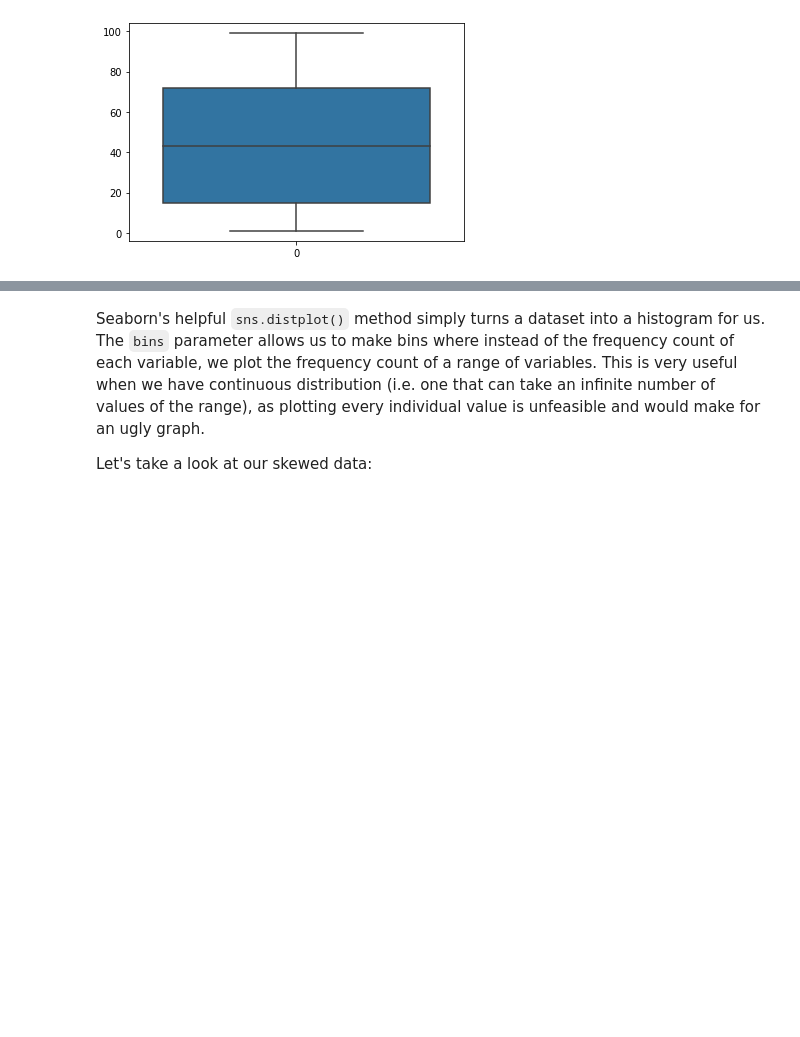
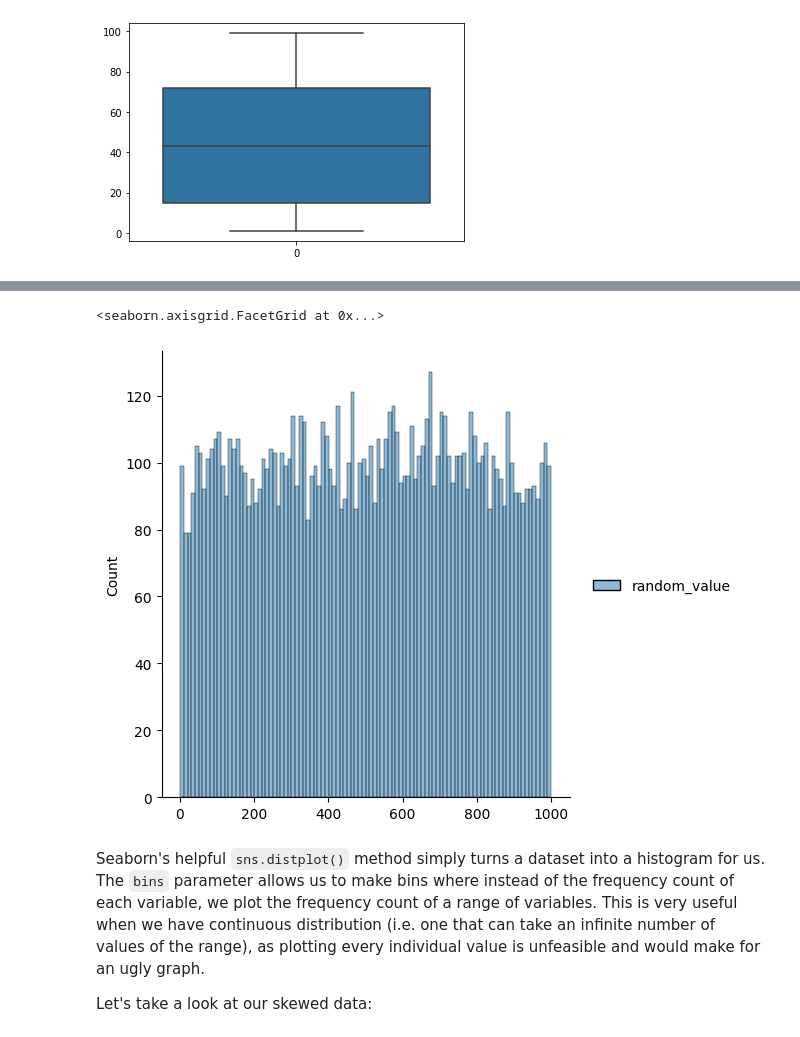
Before and after one commit to sawubona-repo/BINA-FS24-WORK, a Jupyter notebook: LB04-DescriptiveStatistics/Python/Python_JUPYTER_Descriptive_Statistics.ipynb, the cells around one changed output, grey strips where cells are left out. Saved outputs shown, nothing was run; the diff lists cells and outputs as text; code cells hidden in the pictures; blank space fills up the shorter version.

```diff
--- a/LB04-DescriptiveStatistics/Python/Python_JUPYTER_Descriptive_Statistics.ipynb
+++ b/LB04-DescriptiveStatistics/Python/Python_JUPYTER_Descriptive_Statistics.ipynb
@@ -489,3 +562,9 @@ sns.displot(values, kde=False, bins=100)
+# %%
+# pandas dataframe function
+sns.displot(df, kde=False, bins=100)
+# %% [output]
+<seaborn.axisgrid.FacetGrid at 0x...>
+[figure, added]
 # %% [markdown]
 Seaborn's helpful `sns.distplot()` method simply turns a dataset into a histogram for us. The `bins` parameter allows us to make bins where instead of the frequency count of each variable, we plot the frequency count of a range of variables. This is very useful when we have continuous distribution (i.e. one that can take an infinite number of values of the range), as plotting every individual value is unfeasible and would make for an ugly graph.
 
```
Also changed, not shown: parts of 67 cells of this notebook, 3 other files.
